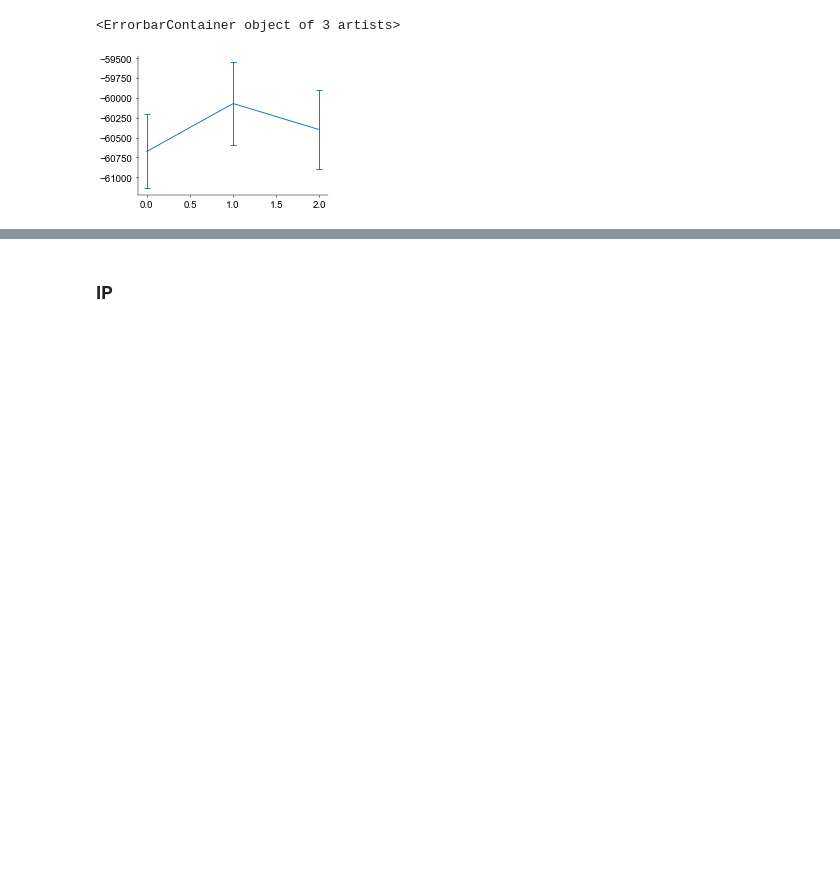
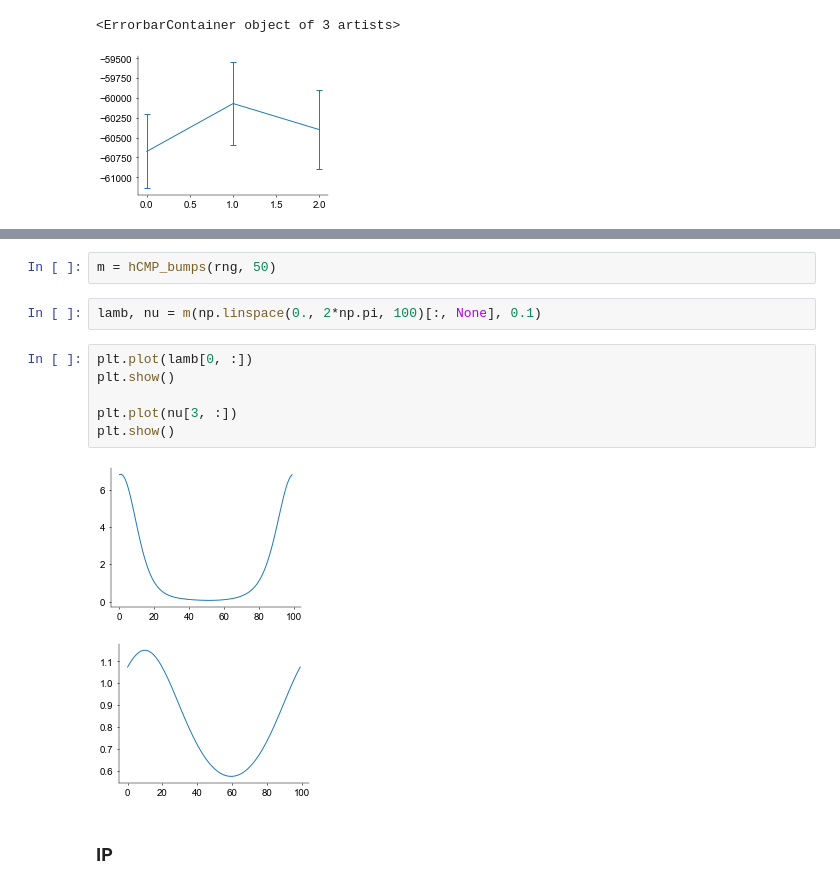
Before and after one commit to davindicode/universal-count-model, a Jupyter notebook: notebooks/UCM_model_selection.ipynb, the cells around one changed output, grey strips where cells are left out. Cells and saved outputs as stored; diff of their text form; blank space fills up the shorter version.

```diff
--- a/notebooks/UCM_model_selection.ipynb
+++ b/notebooks/UCM_model_selection.ipynb
@@ -130,3 +169,16 @@ plt.errorbar(np.arange(Ell.shape[0]), Ell.mean(-1), yerr=Ell.std(-1) / np.sqrt(l
+# %%
+m = hCMP_bumps(rng, 50)
+# %%
+lamb, nu = m(np.linspace(0., 2*np.pi, 100)[:, None], 0.1)
+# %%
+plt.plot(lamb[0, :])
+plt.show()
+
+plt.plot(nu[3, :])
+plt.show()
+# %% [output]
+[figure, added]
+[figure, added]
 # %% [markdown]
 ### IP
 # %%
```
Also changed, not shown: parts of 2 cells of this notebook, 15 other files.
